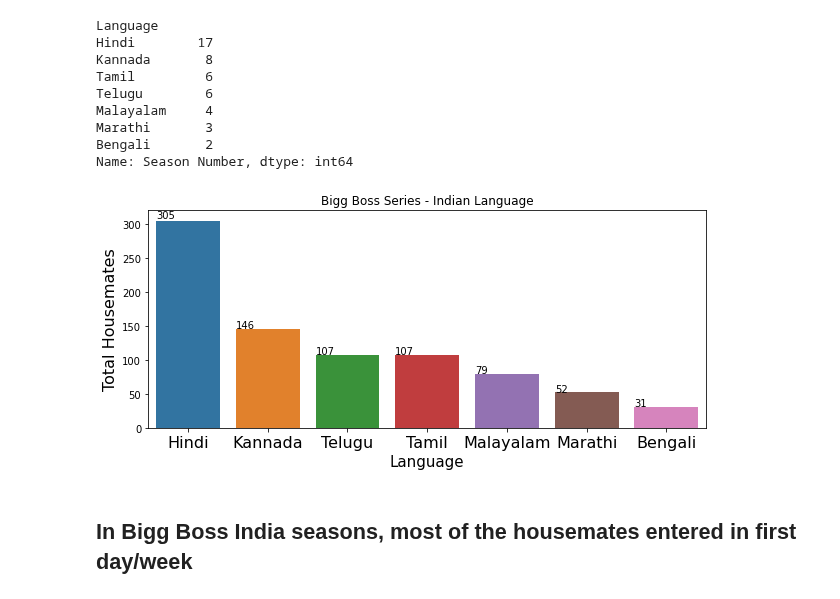
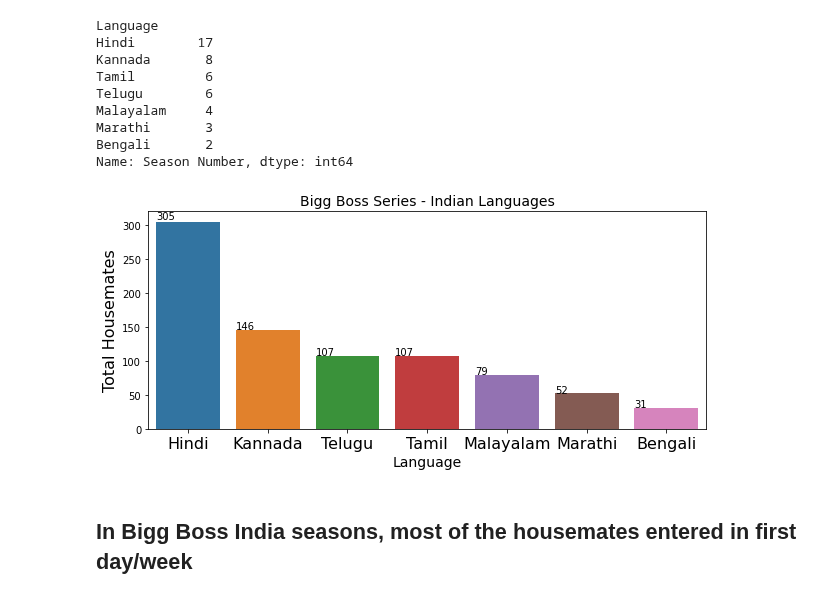
Before and after one commit to satya-thirumani/bigg-boss-data-set, a Jupyter notebook: Predicting Bigg Boss Malayalam Season Winner.ipynb, the cells around one changed output. Drawn from its saved outputs; the diff is of its cells as text; code cells hidden in the pictures.

```diff
--- a/Predicting Bigg Boss Malayalam Season Winner.ipynb
+++ b/Predicting Bigg Boss Malayalam Season Winner.ipynb
@@ -210,18 +209,18 @@ Name: Season Number, dtype: int64
 # %%
 # Total number of Bigg Boss housemates
 fig = plt.figure(figsize=(10, 4))
 ax = sns.countplot(x='Language', data=bigg_boss, order=bigg_boss['Language'].value_counts().index)
-ax.set_title('Bigg Boss Series - Indian Language')
+ax.set_title('Bigg Boss Series - Indian Languages', fontsize=14)
 plt.xticks(fontsize=16)
-plt.xlabel("Language", fontsize=15)
+plt.xlabel("Language", fontsize=14)
 plt.ylabel("Total Housemates", fontsize=16)
 for t in ax.patches:
     if (np.isnan(float(t.get_height()))):
         ax.annotate(0, (t.get_x(), 0))
     else:
         ax.annotate(str(format(int(t.get_height()), ',d')), (t.get_x(), t.get_height()*1.01))
 # %% [output]
-[figure, old version]
+[figure, new version]
 # %% [markdown]
 ## In Bigg Boss India seasons, most of the housemates entered in first day/week
 # %%
```
Also changed, not shown: parts of 49 cells of this notebook.
